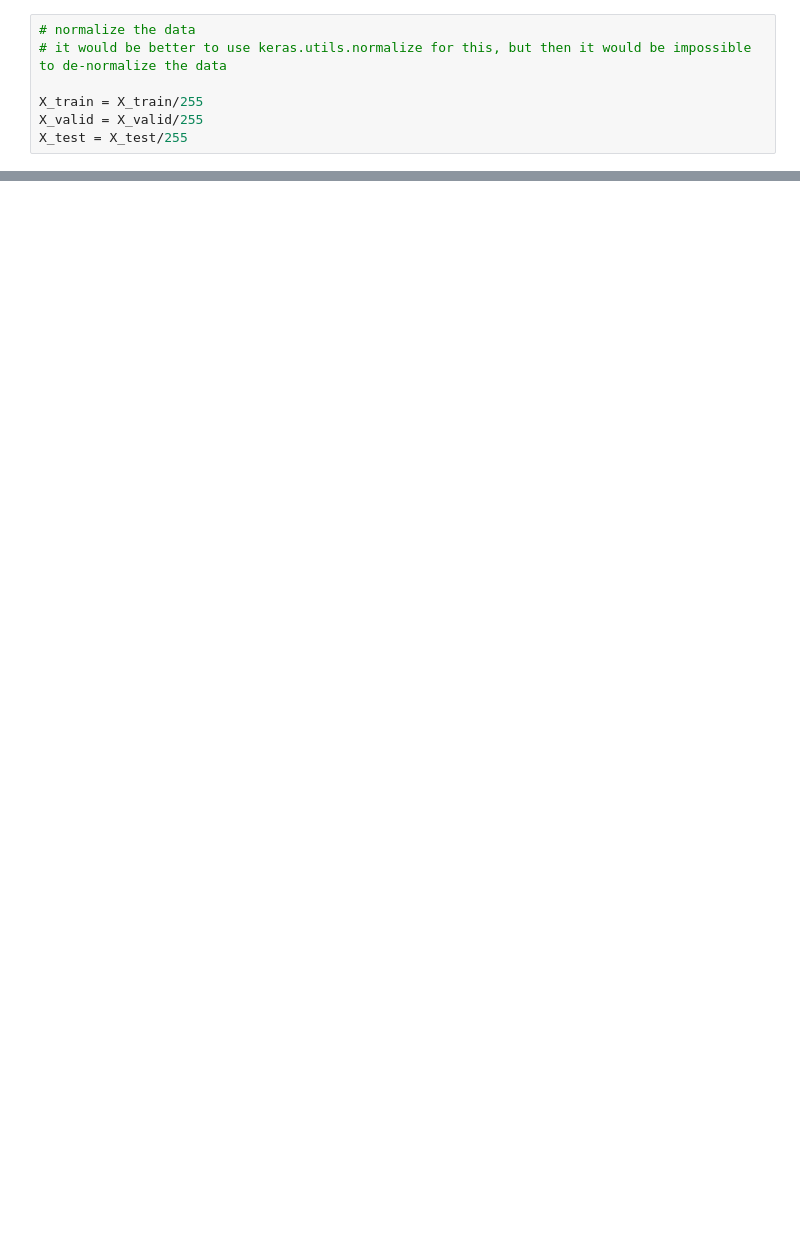
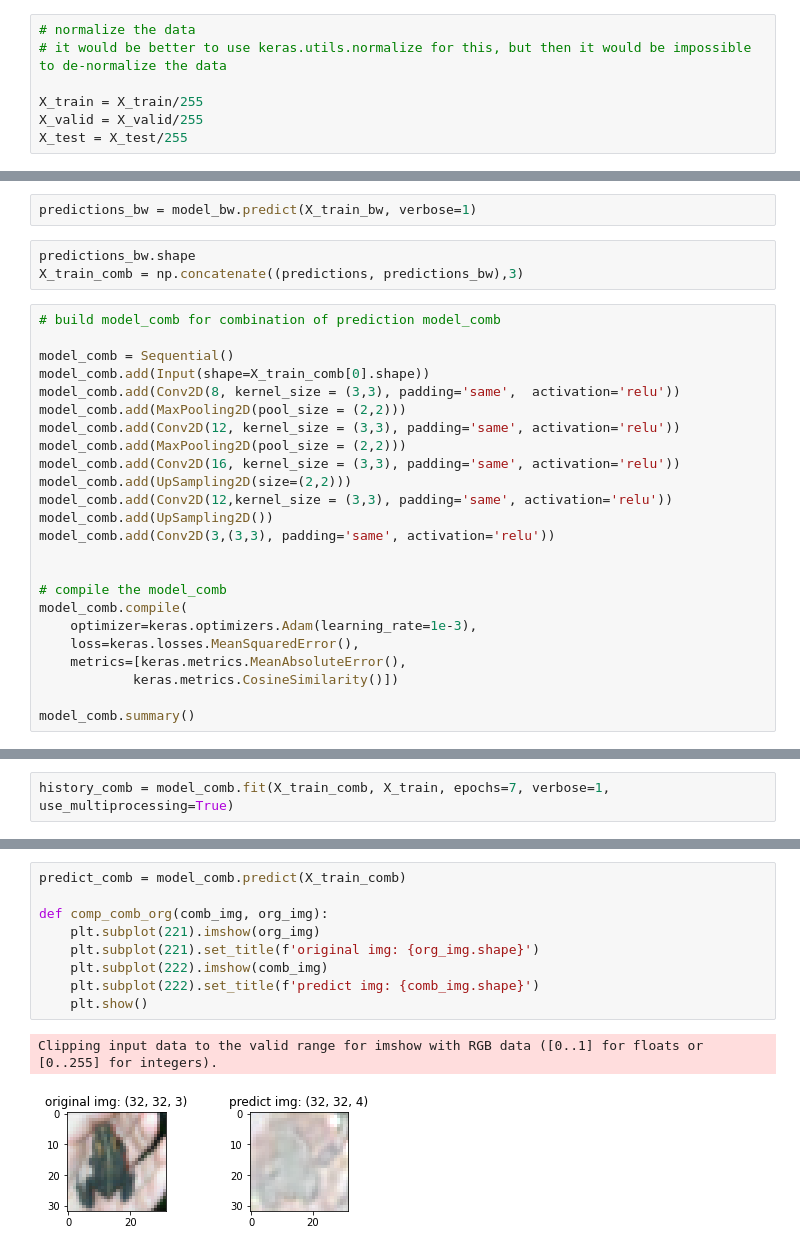
Before and after one commit to unofficial-Jona/ACML, a Jupyter notebook: convolutional autoencoders.ipynb, the cells around one changed output, grey strips where cells are left out. Cells and saved outputs as stored; diff of their text form; blank space fills up the shorter version.

```diff
--- a/convolutional autoencoders.ipynb
+++ b/convolutional autoencoders.ipynb
@@ -156,0 +219,29 @@ pretrained_model = load_model()
+# %%
+predictions_bw = model_bw.predict(X_train_bw, verbose=1)
+# %%
+predictions_bw.shape
+X_train_comb = np.concatenate((predictions, predictions_bw),3)
+# %%
+# build model_comb for combination of prediction model_comb
+
+model_comb = Sequential()
+model_comb.add(Input(shape=X_train_comb[0].shape))
+model_comb.add(Conv2D(8, kernel_size = (3,3), padding='same',  activation='relu'))
+model_comb.add(MaxPooling2D(pool_size = (2,2)))
+model_comb.add(Conv2D(12, kernel_size = (3,3), padding='same', activation='relu'))
+model_comb.add(MaxPooling2D(pool_size = (2,2)))
+model_comb.add(Conv2D(16, kernel_size = (3,3), padding='same', activation='relu'))
+model_comb.add(UpSampling2D(size=(2,2)))
+model_comb.add(Conv2D(12,kernel_size = (3,3), padding='same', activation='relu'))
+model_comb.add(UpSampling2D())
+model_comb.add(Conv2D(3,(3,3), padding='same', activation='relu'))
+
+
+# compile the model_comb
+model_comb.compile(
+    optimizer=keras.optimizers.Adam(learning_rate=1e-3),
+    loss=keras.losses.MeanSquaredError(),
+    metrics=[keras.metrics.MeanAbsoluteError(),
+            keras.metrics.CosineSimilarity()])
+
+model_comb.summary()
@@ -156,0 +266,2 @@ pretrained_model = load_model()
+# %%
+history_comb = model_comb.fit(X_train_comb, X_train, epochs=7, verbose=1, use_multiprocessing=True)
@@ -156,0 +283,12 @@ pretrained_model = load_model()
+# %%
+predict_comb = model_comb.predict(X_train_comb)
+
+def comp_comb_org(comb_img, org_img):
+    plt.subplot(221).imshow(org_img)
+    plt.subplot(221).set_title(f'original img: {org_img.shape}')
+    plt.subplot(222).imshow(comb_img)
+    plt.subplot(222).set_title(f'predict img: {comb_img.shape}')
+    plt.show()
+# %% [output]
+Clipping input data to the valid range for imshow with RGB data ([0..1] for floats or [0..255] for integers).
+[figure, added]
```
Also changed, not shown: parts of 18 cells of this notebook, 8 other files.
